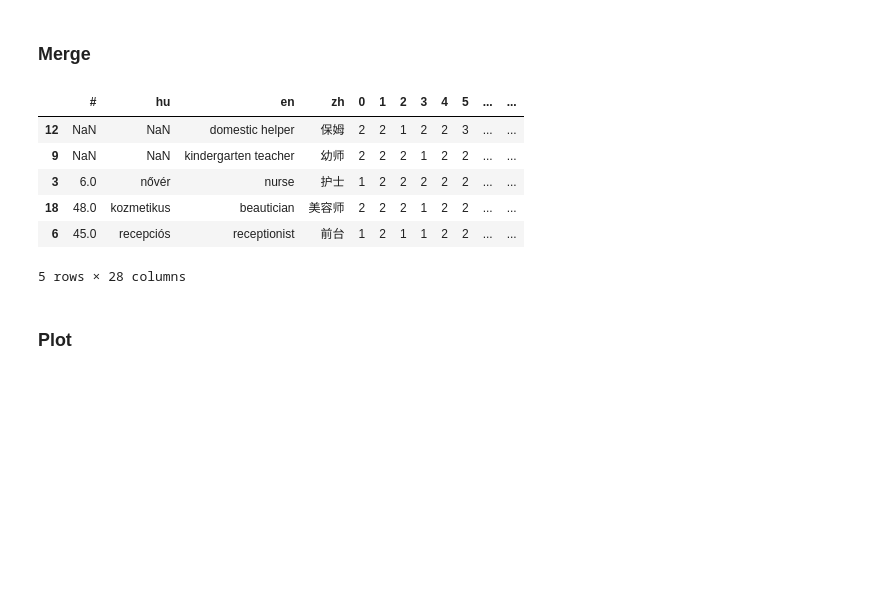
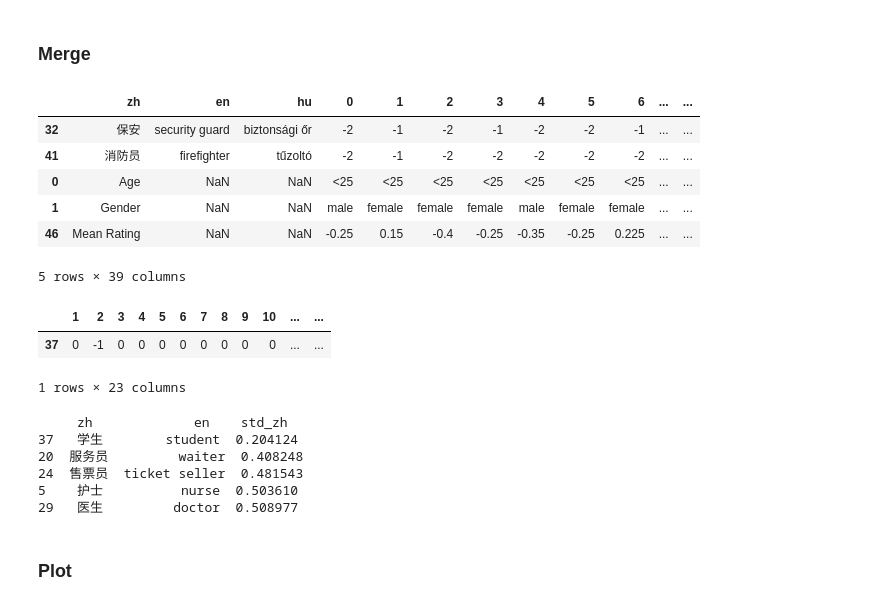
Before and after one commit to partigabor/occupational-gender-bias, a Jupyter notebook: occupations.ipynb, the cells around one changed output. Drawn from its saved outputs; the diff is of its cells as text; code cells hidden in the pictures; blank space fills up the shorter version.

```diff
--- a/occupations.ipynb
+++ b/occupations.ipynb
@@ -104,14 +107,17 @@ rating_columns = df_hu.columns[8:]  # assuming first 8 columns are not ratings
 for col in rating_columns:
     df_hu[col] = df_hu[col].map(rating_map)
 
-# Drop rows where Prolific ID is in rejects_list
-df_hu = df_hu[~df_hu['Participant id'].isin(rejects_list)]
+# Drop rows where Participant ID is in rejects_list
+df_hu = df_hu[~df_hu['Participant ID'].isin(rejects_list)]
 
-# Rename Életkor to Age and Nem to Sex
+# Rename Életkor to Age and Nem to Gender
 df_hu.rename(columns={'Életkor': 'Age', 'Nem':'Gender'}, inplace=True)
 
-# Count and print participants based on unique Participant id
-num_participants = df_hu['Participant id'].nunique()
+# Replace férfi to male and nő to female in Gender column
+df_hu['Gender'] = df_hu['Gender'].replace({'férfi': 'male', 'nő': 'female'})
+
+# Count and print participants based on unique Participant ID
+num_participants = df_hu['Participant ID'].nunique()
 print(f'Number of participants: {num_participants}')
 
 # Count the number of columns starting with the 8th.
@@ -819,8 +1207,8 @@ Number of words: 41
 df_zh_ratings = df_zh[rating_columns].transpose()
 df_zh = df_zh.transpose()
 
-# Remove rows with index: ID, Start Time, Completion time, Email, Name, Participant id
-df_zh = df_zh.drop(['ID'], axis=0)
+# Remove rows with index: ID, Start Time, Completion time, Email, Name, Participant ID
+df_zh = df_zh.drop(['Participant ID', 'Education'], axis=0)
 
 # Show
 df_zh.head()
@@ -834,16 +1223,18 @@ df_zh.head()
 # %% [markdown]
 ### One Sample T-test
 # %%
-# One Sample T-test
+# One Sample T-test with standard deviation
 results = []
 
 for index, row in df_zh_ratings.iterrows():
     ratings = row.dropna().astype(float)
     t_stat, p_value = stats.ttest_1samp(ratings, popmean=0)
     mean_rating = ratings.mean()
+    std_rating = ratings.std()
     results.append({
         'item': index,  # item name from index
         'mean': mean_rating,
+        'std': std_rating,
         't_stat': t_stat,
         'p_value': p_value,
         'significant': p_value < 0.05
@@ -852,7 +1243,7 @@ for index, row in df_zh_ratings.iterrows():
 df_results = pd.DataFrame(results)
 
 # Print significant results
-print(df_results[df_results['significant']][['item', 'mean', 'p_value']])
+print(df_results[df_results['significant']][['item', 'mean', 'std', 'p_value']])
 
 # Filter for non-significant ratings
 not_significant = df_results[~df_results['significant']]
@@ -920,42 +1319,64 @@ fig.show()
 # %%
 # Turn index column into a column called 'zh'
 df_zh.reset_index(inplace=True)
 df_zh.rename(columns={'index': 'zh'}, inplace=True)
 
 # Merge df_zh and occupations on the 'zh' column
 df_zh = pd.merge(df_zh, occupations, on='zh', how='left')
 
-# Reorder columns so the dataframe starts with 'hu' 'en', 'zh', and so on
-df_zh = df_zh[['#', 'hu', 'en', 'zh'] + [col for col in df_zh.columns if col not in ['#', 'hu', 'en' , 'zh']]]
+# Reorder columns so the dataframe starts with 'zh' 'en', 'zh', and so on
+df_zh = df_zh[['#', 'zh', 'en', 'hu'] + [col for col in df_zh.columns if col not in ['#', 'zh', 'en' , 'hu']]]
 
-# Merge df_zh and df_results on the 'zh' column
+# Merge df_zh and df_results on the 'hu' column
 df_zh = pd.merge(df_zh, df_results, left_on='zh', right_on='item', how='left')
 
 # Sort all occupations by their average ratings
 df_zh = df_zh.sort_values(by='mean', ascending=False)
 
-# Drop the 'item' column as it is redundant now
-df_zh.drop(columns=['item', 't_stat'], inplace=True)
+# Drop redundant columns
+df_zh.drop(columns=['#', 'item', 't_stat'], inplace=True)
 
 # Rename the columns for clarity
-df_zh.rename(columns={'mean': 'zh_mean',
-                      't_stat': 'zh_t_stat',
-                      'p_value': 'zh_p_value',
-                      'significant': 'zh_significant'}, inplace=True)
+df_zh.rename(columns={'mean': 'mean_zh',
+                      't_stat': 't_stat_zh',
+                      'std': 'std_zh',
+                      'p_value': 'p_value_zh',
+                      'significant': 'significant_zh'}, inplace=True)
 
 # Save df_zh as an Excel file
 # df_zh.to_excel('occupations_zh.xlsx', index=False)
 
 # Show the final DataFrame
 df_zh.head()
+
+#Show
+df_zh.tail()
 # %% [output]
-|  | # | hu | en | zh | 0 | 1 | 2 | 3 | 4 | 5 | ... | ... |
-| 12 | NaN | NaN | domestic helper | 保姆 | 2 | 2 | 1 | 2 | 2 | 3 | ... | ... |
-| 9 | NaN | NaN | kindergarten teacher | 幼师 | 2 | 2 | 2 | 1 | 2 | 2 | ... | ... |
-| 3 | 6.0 | nővér | nurse | 护士 | 1 | 2 | 2 | 2 | 2 | 2 | ... | ... |
-| 18 | 48.0 | kozmetikus | beautician | 美容师 | 2 | 2 | 2 | 1 | 2 | 2 | ... | ... |
-| 6 | 45.0 | recepciós | receptionist | 前台 | 1 | 2 | 1 | 1 | 2 | 2 | ... | ... |
+|  | zh | en | hu | 0 | 1 | 2 | 3 | 4 | 5 | 6 | ... | ... |
+| 32 | 保安 | security guard | biztonsági őr | -2 | -1 | -2 | -1 | -2 | -2 | -1 | ... | ... |
+| 41 | 消防员 | firefighter | tűzoltó | -2 | -1 | -2 | -2 | -2 | -2 | -2 | ... | ... |
+| 0 | Age | NaN | NaN | <25 | <25 | <25 | <25 | <25 | <25 | <25 | ... | ... |
+| 1 | Gender | NaN | NaN | male | female | female | female | male | female | female | ... | ... |
+| 46 | Mean Rating | NaN | NaN | -0.25 | 0.15 | -0.4 | -0.25 | -0.35 | -0.25 | 0.225 | ... | ... |
-5 rows × 28 columns
+5 rows × 39 columns
+# %%
+# Show only rating rows for teacher
+df_zh[df_zh['en'] == 'student'].iloc[:, 4:-12]
+# %% [output]
+|  | 1 | 2 | 3 | 4 | 5 | 6 | 7 | 8 | 9 | 10 | ... | ... |
+| 37 | 0 | -1 | 0 | 0 | 0 | 0 | 0 | 0 | 0 | 0 | ... | ... |
+1 rows × 23 columns
+# %%
+# Get the top 5 words with the smallest standard deviation from df_hu
+top5_smallest_std = df_zh.nsmallest(5, 'std_zh')[['zh', 'en', 'std_zh']]
+print(top5_smallest_std)
+# %% [output]
+     zh             en    std_zh
+37   学生        student  0.204124
+20  服务员         waiter  0.408248
+24  售票员  ticket seller  0.481543
+5    护士          nurse  0.503610
+29   医生         doctor  0.508977
 # %% [markdown]
 ### Plot
 # %%
```
Also changed, not shown: parts of 37 cells of this notebook, 25 other files.
